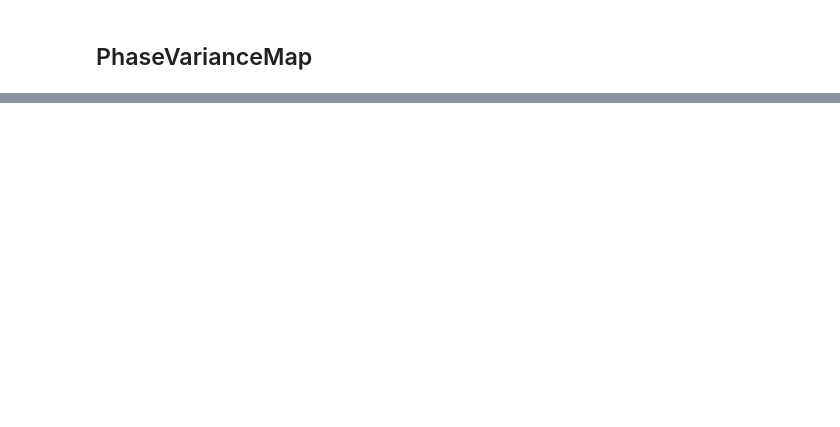
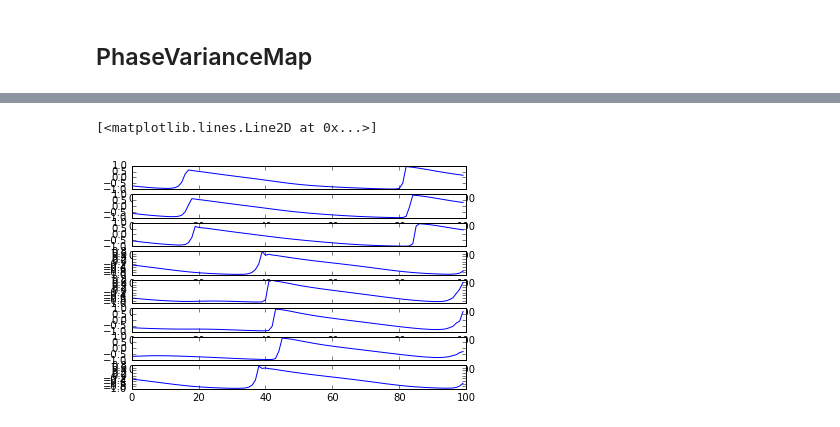
Before and after one commit to chenaoki/nb_opmap, a Jupyter notebook: main.ipynb, the cells around one changed output, grey strips where cells are left out. Saved outputs shown, nothing was run; the diff lists cells and outputs as text; code cells hidden in the pictures; blank space fills up the shorter version.

```diff
--- a/main.ipynb
+++ b/main.ipynb
@@ -71,0 +58,27 @@ pvmap.showFrame(showFrame)
+# %%
+x_max = 170
+x_min = 160
+y_max = 110
+y_min = 100
+m = 10
+x_mean = y_mean = (x_max+x_min)//2
+# %%
+plt.subplot(811)
+plt.plot(vmem.data[450:550,y_max,x_min])
+plt.subplot(812)
+plt.plot(vmem.data[450:550,y_max,x_mean])
+plt.subplot(813)
+plt.plot(vmem.data[450:550,y_max,x_max])
+plt.subplot(814)
+plt.plot(vmem.data[450:550,y_mean,x_max])
+plt.subplot(815)
+plt.plot(vmem.data[450:550,y_min,x_max])
+plt.subplot(816)
+plt.plot(vmem.data[450:550,y_min,x_mean])
+plt.subplot(817)
+plt.plot(vmem.data[450:550,y_min,x_min])
+plt.subplot(818)
+plt.plot(vmem.data[450:550,y_mean,x_min])
+# %% [output]
+[<matplotlib.lines.Line2D at 0x...>]
+[figure, added]
```
Also changed, not shown: parts of 23 cells of this notebook.
